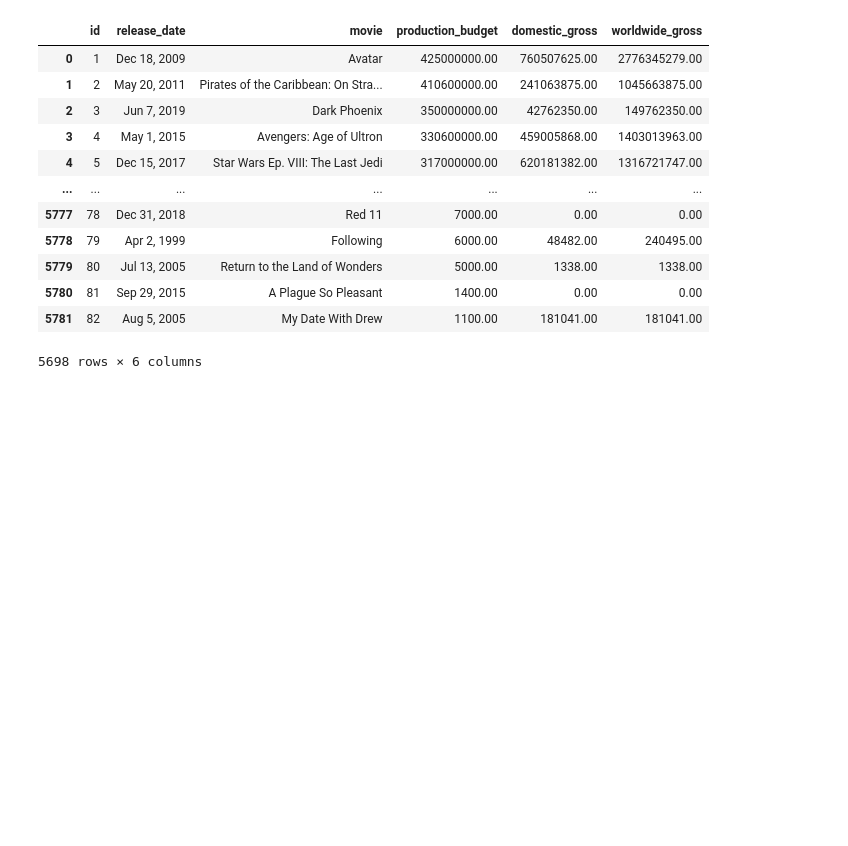
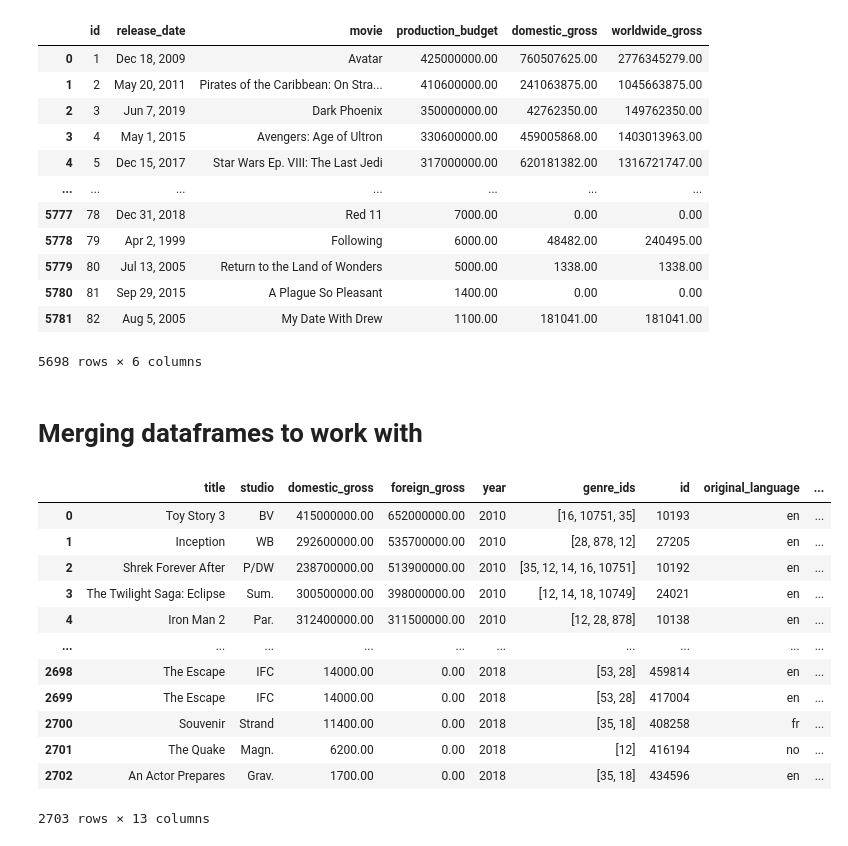
Before and after one commit to JEr1yAnalst/dsc-phase-1-Project-Microsoft-Film-Analysis-, a Jupyter notebook: student.ipynb, the cells around one changed output. Drawn from its saved outputs; the diff is of its cells as text; code cells hidden in the pictures; blank space fills up the shorter version.

```diff
--- a/student.ipynb
+++ b/student.ipynb
@@ -564,3 +564,22 @@ movie_budgets
 | 5780 | 81 | Sep 29, 2015 | A Plague So Pleasant | 1400.00 | 0.00 | 0.00 |
 | 5781 | 82 | Aug 5, 2005 | My Date With Drew | 1100.00 | 181041.00 | 181041.00 |
 5698 rows × 6 columns
+# %% [markdown]
+# Merging dataframes to work with
+# %%
+merged_df = pd.merge(movie_gross, tmdb_movie, left_on='title', right_on='title', how='inner')
+merged_df
+# %% [output]
+|  | title | studio | domestic_gross | foreign_gross | year | genre_ids | id | original_language | ... |
+| 0 | Toy Story 3 | BV | 415000000.00 | 652000000.00 | 2010 | [16, 10751, 35] | 10193 | en | ... |
+| 1 | Inception | WB | 292600000.00 | 535700000.00 | 2010 | [28, 878, 12] | 27205 | en | ... |
+| 2 | Shrek Forever After | P/DW | 238700000.00 | 513900000.00 | 2010 | [35, 12, 14, 16, 10751] | 10192 | en | ... |
+| 3 | The Twilight Saga: Eclipse | Sum. | 300500000.00 | 398000000.00 | 2010 | [12, 14, 18, 10749] | 24021 | en | ... |
+| 4 | Iron Man 2 | Par. | 312400000.00 | 311500000.00 | 2010 | [12, 28, 878] | 10138 | en | ... |
+| ... | ... | ... | ... | ... | ... | ... | ... | ... | ... |
+| 2698 | The Escape | IFC | 14000.00 | 0.00 | 2018 | [53, 28] | 459814 | en | ... |
+| 2699 | The Escape | IFC | 14000.00 | 0.00 | 2018 | [53, 28] | 417004 | en | ... |
+| 2700 | Souvenir | Strand | 11400.00 | 0.00 | 2018 | [35, 18] | 408258 | fr | ... |
+| 2701 | The Quake | Magn. | 6200.00 | 0.00 | 2018 | [12] | 416194 | no | ... |
+| 2702 | An Actor Prepares | Grav. | 1700.00 | 0.00 | 2018 | [35, 18] | 434596 | en | ... |
+2703 rows × 13 columns
```
Also changed, not shown: parts of 3 cells of this notebook.
